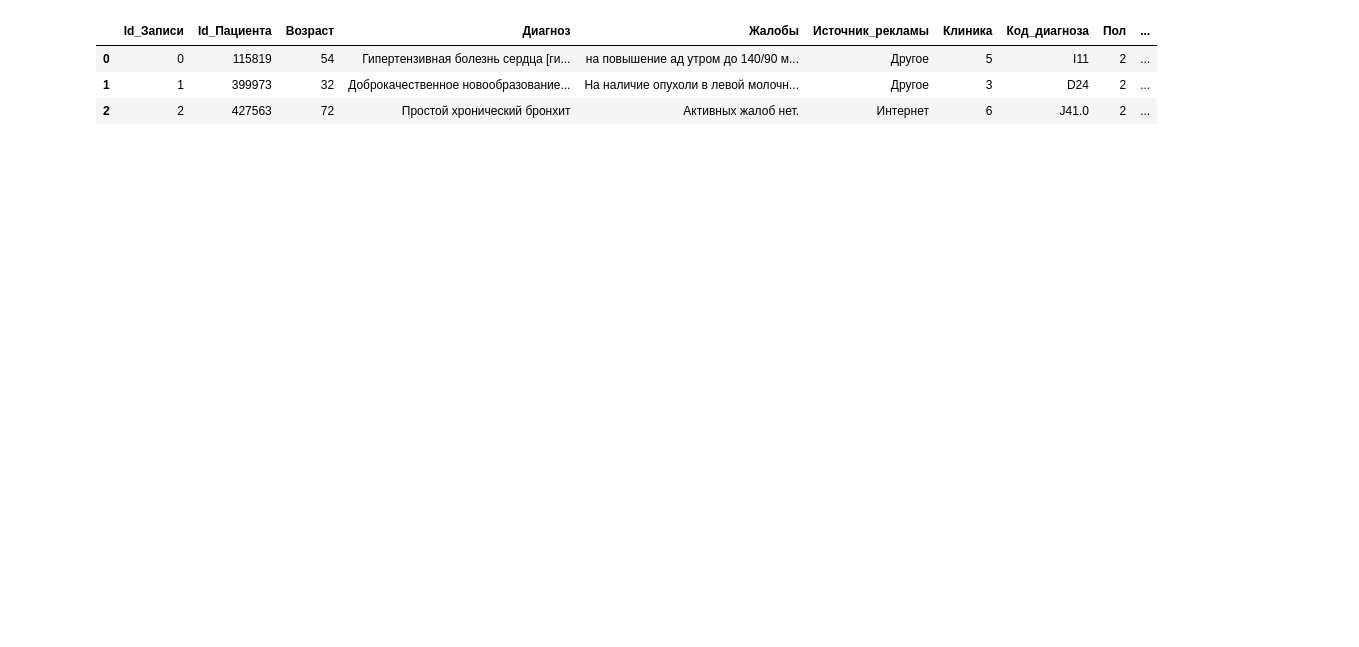
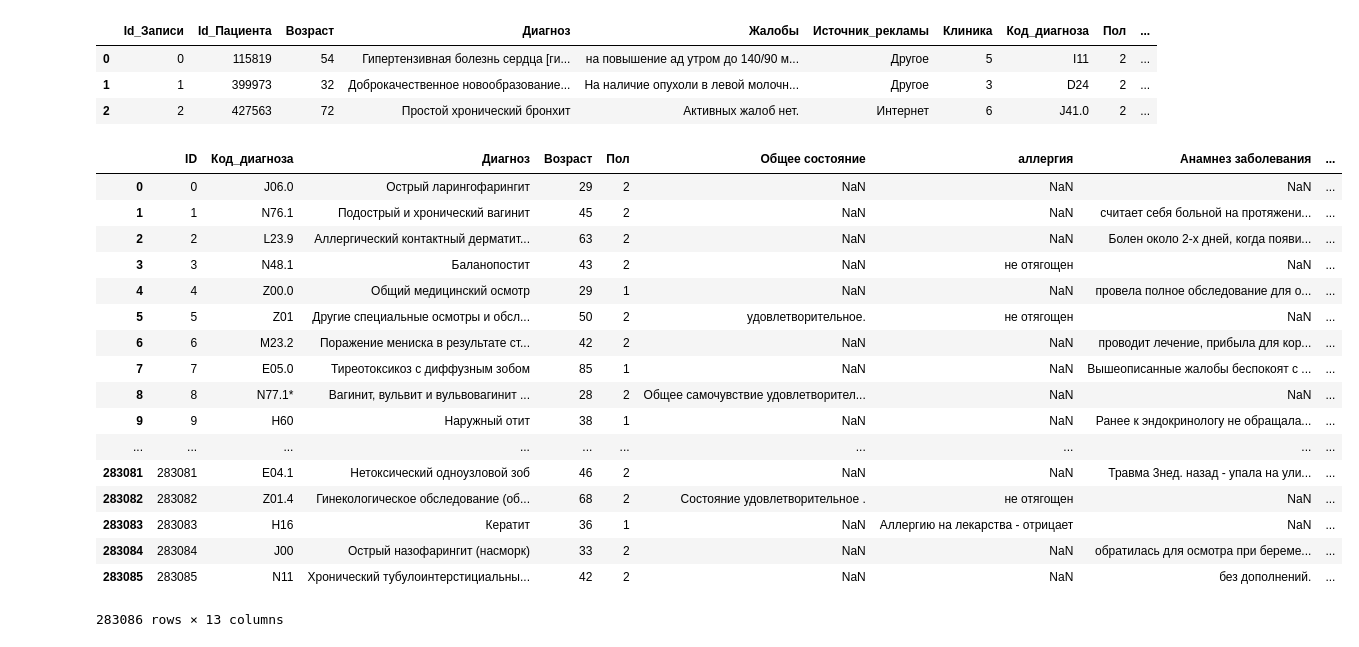
Before and after one commit to strawberrypie/ai-hack-robomed-challenge, a Jupyter notebook: DHC_Data_Leak.ipynb, the cells around one changed output. Cells and saved outputs as stored; diff of their text form; code cells hidden in the pictures; blank space fills up the shorter version.

```diff
--- a/DHC_Data_Leak.ipynb
+++ b/DHC_Data_Leak.ipynb
@@ -14,14 +14,59 @@ train_df_dhc.head(3)
 | 1 | 1 | 399973 | 32 | Доброкачественное новообразование... | На наличие опухоли в левой молочн... | Другое | 3 | D24 | 2 | ... |
 | 2 | 2 | 427563 | 72 | Простой хронический бронхит | Активных жалоб нет. | Интернет | 6 | J41.0 | 2 | ... |
 # %%
-result = pd.DataFrame(
-    pd.DataFrame(train_df_dhc.groupby(['Пол', 'Возраст', 'Код_диагноза'],
-                                      as_index=False, squeeze=True).apply(lambda group: ' | '.join(set(group['Жалобы'])))
-                     ).rename({0: 'Типичные_жалобы'}, axis='columns').to_records()
+diagnosis = pd.DataFrame(
+    pd.DataFrame(train_df_dhc.groupby(
+        ['Пол', 'Возраст', 'Код_диагноза'],
+        as_index=False, squeeze=True).apply(
+            lambda group:' | '.join(set(group['Жалобы'])))
+                ).rename({0: 'Типичные_жалобы'}, axis='columns').to_records()
 )
+# %%
+service = pd.DataFrame(
+    pd.DataFrame(train_df_dhc.groupby(
+        ['Пол', 'Возраст', 'Код_диагноза'],
+        as_index=False, squeeze=True).apply(
+            lambda group:' | '.join(set(group['Услуга'])))
+                ).rename({0: 'Типичные_услуги'}, axis='columns').to_records()
+)
+# %%
+ad_sources = pd.DataFrame(
+    pd.DataFrame(train_df_dhc.groupby(
+        ['Пол', 'Возраст', 'Код_диагноза'],
+        as_index=False, squeeze=True).apply(
+            lambda group:' | '.join(set(group['Источник_рекламы'])))
+                ).rename({0: 'Типичные_источники_рекламы'}, axis='columns').to_records()
+)
 # %%
-new_train_df = pd.merge(train_df, result, how='left', on=['Пол', 'Возраст', 'Код_диагноза'])
-new_test_df = pd.merge(test_df, result, how='left', on=['Пол', 'Возраст', 'Код_диагноза'])
+new_train_df = pd.merge(train_df, diagnosis, how='left', on=['Пол', 'Возраст', 'Код_диагноза'])
+new_test_df = pd.merge(test_df, diagnosis, how='left', on=['Пол', 'Возраст', 'Код_диагноза'])
+
+new_train_df = pd.merge(new_train_df, service, how='left', on=['Пол', 'Возраст', 'Код_диагноза'])
+new_test_df = pd.merge(new_test_df, service, how='left', on=['Пол', 'Возраст', 'Код_диагноза'])
+
+new_train_df = pd.merge(new_train_df, ad_sources, how='left', on=['Пол', 'Возраст', 'Код_диагноза'])
+new_test_df = pd.merge(new_test_df, ad_sources, how='left', on=['Пол', 'Возраст', 'Код_диагноза'])
+# %%
+new_train_df
+# %% [output]
+|  | ID | Код_диагноза | Диагноз | Возраст | Пол | Общее состояние | аллергия | Анамнез заболевания | ... |
+| 0 | 0 | J06.0 | Острый ларингофарингит | 29 | 2 | NaN | NaN | NaN | ... |
+| 1 | 1 | N76.1 | Подострый и хронический вагинит | 45 | 2 | NaN | NaN | считает себя больной на протяжени... | ... |
+| 2 | 2 | L23.9 | Аллергический контактный дерматит... | 63 | 2 | NaN | NaN | Болен около 2-х дней, когда появи... | ... |
+| 3 | 3 | N48.1 | Баланопостит | 43 | 2 | NaN | не отягощен | NaN | ... |
+| 4 | 4 | Z00.0 | Общий медицинский осмотр | 29 | 1 | NaN | NaN | провела полное обследование для о... | ... |
+| 5 | 5 | Z01 | Другие специальные осмотры и обсл... | 50 | 2 | удовлетворительное. | не отягощен | NaN | ... |
+| 6 | 6 | M23.2 | Поражение мениска в результате ст... | 42 | 2 | NaN | NaN | проводит лечение, прибыла для кор... | ... |
+| 7 | 7 | E05.0 | Тиреотоксикоз с диффузным зобом | 85 | 1 | NaN | NaN | Вышеописанные жалобы беспокоят с ... | ... |
+| 8 | 8 | N77.1* | Вагинит, вульвит и вульвовагинит ... | 28 | 2 | Общее самочувствие удовлетворител... | NaN | NaN | ... |
+| 9 | 9 | H60 | Наружный отит | 38 | 1 | NaN | NaN | Ранее к эндокринологу не обращала... | ... |
+| ... | ... | ... | ... | ... | ... | ... | ... | ... | ... |
+| 283081 | 283081 | E04.1 | Нетоксический одноузловой зоб | 46 | 2 | NaN | NaN | Травма 3нед. назад - упала на ули... | ... |
+| 283082 | 283082 | Z01.4 | Гинекологическое обследование (об... | 68 | 2 | Состояние удовлетворительное . | не отягощен | NaN | ... |
+| 283083 | 283083 | H16 | Кератит | 36 | 1 | NaN | Аллергию на лекарства - отрицает | NaN | ... |
+| 283084 | 283084 | J00 | Острый назофарингит (насморк) | 33 | 2 | NaN | NaN | обратилась для осмотра при береме... | ... |
+| 283085 | 283085 | N11 | Хронический тубулоинтерстициальны... | 42 | 2 | NaN | NaN | без дополнений. | ... |
+283086 rows × 13 columns
 # %%
 new_train_df.to_csv('/root/dataset/RoboMed/new_train.csv')
 new_test_df.to_csv('/root/dataset/RoboMed/new_test.csv')
```
Also changed, not shown: parts of 4 cells of this notebook, 3 other files.
